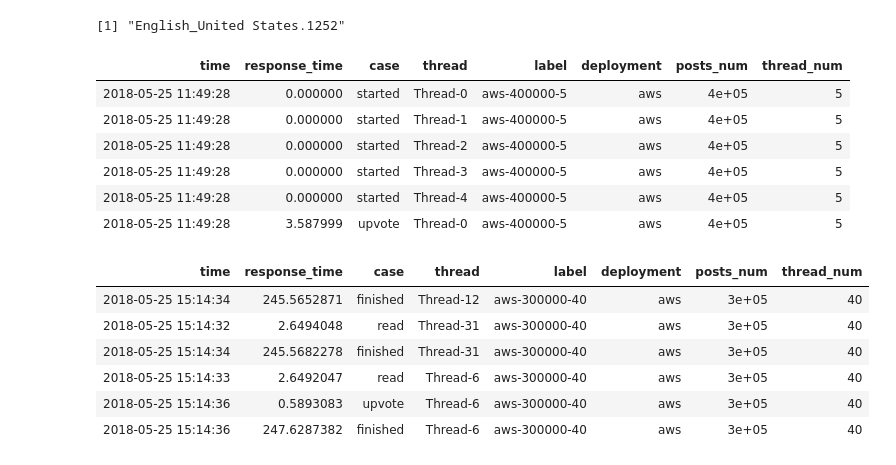
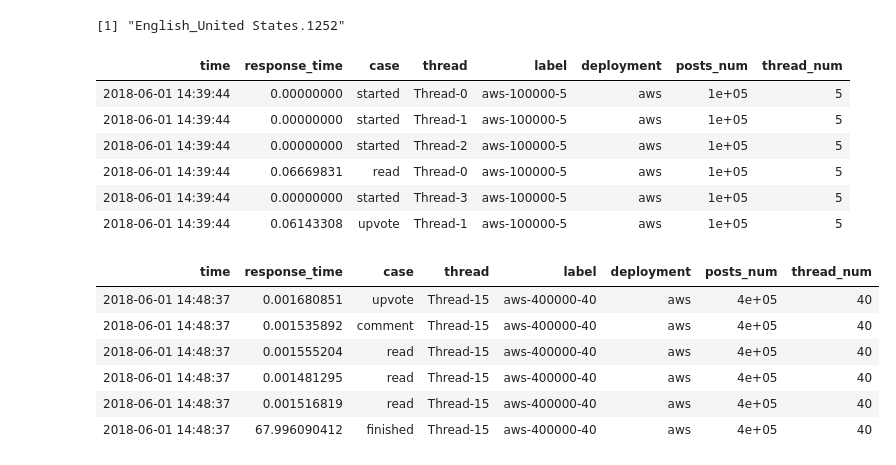
Before and after one commit to Alexander-Minyushkin/mongobch, a Jupyter notebook: report/aws-M0-3nodes.ipynb, the cells around one changed output. Cells and saved outputs as stored; diff of their text form; code cells hidden in the pictures.

```diff
--- a/report/aws-M0-3nodes.ipynb
+++ b/report/aws-M0-3nodes.ipynb
@@ -21,37 +22,38 @@ options(stringsAsFactors = FALSE)
 # %% [output]
 [1] "English_United States.1252"
 # %%
-raw <- fread('grep Thread ..\\logs\\aws_atlas_bench*',
+raw <- fread('grep Thread ..\\logs\\aws_atlas_bench_June_01*',
              sep=",",
              col.names=c("time", "response_time", "case", "thread", "label"))
 
 
 tidy <- data.table(raw, do.call(rbind, strsplit(raw$label,"-")))
 
 setnames(tidy, "V1", "deployment")
 setnames(tidy, "V2", "posts_num")
 setnames(tidy, "V3", "thread_num")
 
 
 tidy$thread_num <- as.numeric(tidy$thread_num)
 tidy$posts_num <- as.numeric(tidy$posts_num)
 
-tidy$time <- as.POSIXct(sapply(strsplit(tidy$time, ":"), function(x){ paste(x[2:4], collapse=":")}), tz="", format="%Y-%m-%d %H:%M:%OS")
+#tidy$time <- as.POSIXct(sapply(strsplit(tidy$time, ":"), function(x){ paste(x[2:4], collapse=":")}), tz="", format="%Y-%m-%d %H:%M:%OS")
+tidy$time <- as.POSIXct(tidy$time, tz="", format="%Y-%m-%d %H:%M:%OS")
 
 head(tidy)
 tail(tidy)
 # %% [output]
 | time | response_time | case | thread | label | deployment | posts_num | thread_num |
-| 2018-05-25 11:49:28 | 0.000000 | started | Thread-0 | aws-400000-5 | aws | 4e+05 | 5 |
-| 2018-05-25 11:49:28 | 0.000000 | started | Thread-1 | aws-400000-5 | aws | 4e+05 | 5 |
-| 2018-05-25 11:49:28 | 0.000000 | started | Thread-2 | aws-400000-5 | aws | 4e+05 | 5 |
-| 2018-05-25 11:49:28 | 0.000000 | started | Thread-3 | aws-400000-5 | aws | 4e+05 | 5 |
-| 2018-05-25 11:49:28 | 0.000000 | started | Thread-4 | aws-400000-5 | aws | 4e+05 | 5 |
-| 2018-05-25 11:49:28 | 3.587999 | upvote | Thread-0 | aws-400000-5 | aws | 4e+05 | 5 |
+| 2018-06-01 14:39:44 | 0.00000000 | started | Thread-0 | aws-100000-5 | aws | 1e+05 | 5 |
+| 2018-06-01 14:39:44 | 0.00000000 | started | Thread-1 | aws-100000-5 | aws | 1e+05 | 5 |
+| 2018-06-01 14:39:44 | 0.00000000 | started | Thread-2 | aws-100000-5 | aws | 1e+05 | 5 |
+| 2018-06-01 14:39:44 | 0.06669831 | read | Thread-0 | aws-100000-5 | aws | 1e+05 | 5 |
+| 2018-06-01 14:39:44 | 0.00000000 | started | Thread-3 | aws-100000-5 | aws | 1e+05 | 5 |
+| 2018-06-01 14:39:44 | 0.06143308 | upvote | Thread-1 | aws-100000-5 | aws | 1e+05 | 5 |
 | time | response_time | case | thread | label | deployment | posts_num | thread_num |
-| 2018-05-25 15:14:34 | 245.5652871 | finished | Thread-12 | aws-300000-40 | aws | 3e+05 | 40 |
-| 2018-05-25 15:14:32 | 2.6494048 | read | Thread-31 | aws-300000-40 | aws | 3e+05 | 40 |
-| 2018-05-25 15:14:34 | 245.5682278 | finished | Thread-31 | aws-300000-40 | aws | 3e+05 | 40 |
-| 2018-05-25 15:14:33 | 2.6492047 | read | Thread-6 | aws-300000-40 | aws | 3e+05 | 40 |
-| 2018-05-25 15:14:36 | 0.5893083 | upvote | Thread-6 | aws-300000-40 | aws | 3e+05 | 40 |
-| 2018-05-25 15:14:36 | 247.6287382 | finished | Thread-6 | aws-300000-40 | aws | 3e+05 | 40 |
+| 2018-06-01 14:48:37 | 0.001680851 | upvote | Thread-15 | aws-400000-40 | aws | 4e+05 | 40 |
+| 2018-06-01 14:48:37 | 0.001535892 | comment | Thread-15 | aws-400000-40 | aws | 4e+05 | 40 |
+| 2018-06-01 14:48:37 | 0.001555204 | read | Thread-15 | aws-400000-40 | aws | 4e+05 | 40 |
+| 2018-06-01 14:48:37 | 0.001481295 | read | Thread-15 | aws-400000-40 | aws | 4e+05 | 40 |
+| 2018-06-01 14:48:37 | 0.001516819 | read | Thread-15 | aws-400000-40 | aws | 4e+05 | 40 |
+| 2018-06-01 14:48:37 | 67.996090412 | finished | Thread-15 | aws-400000-40 | aws | 4e+05 | 40 |
```
Also changed, not shown: parts of 9 cells of this notebook, 1 other file.
